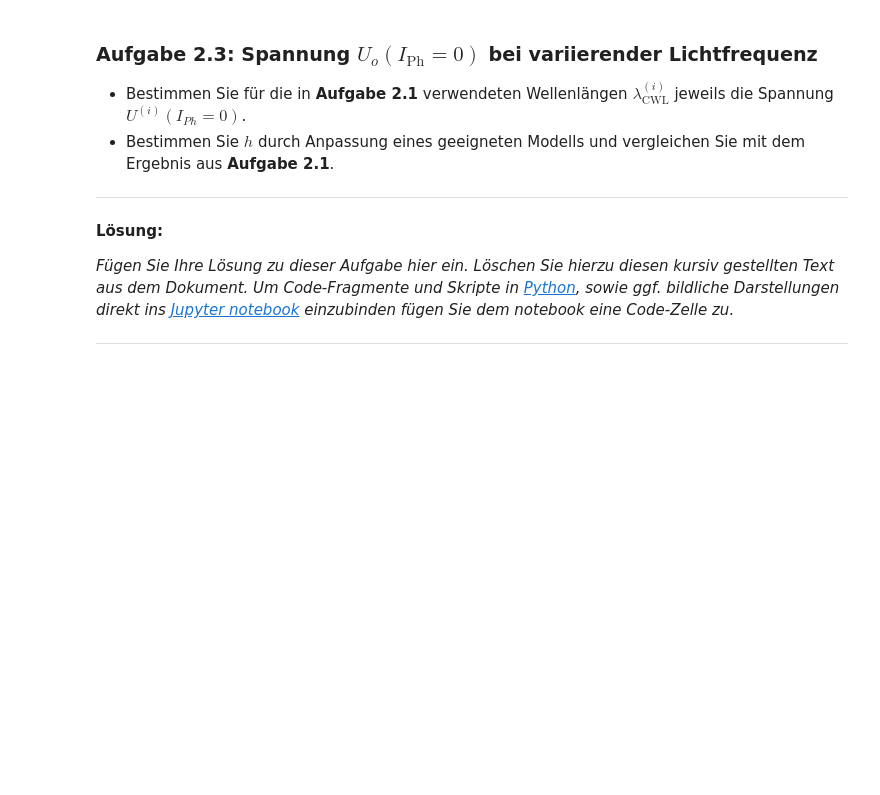
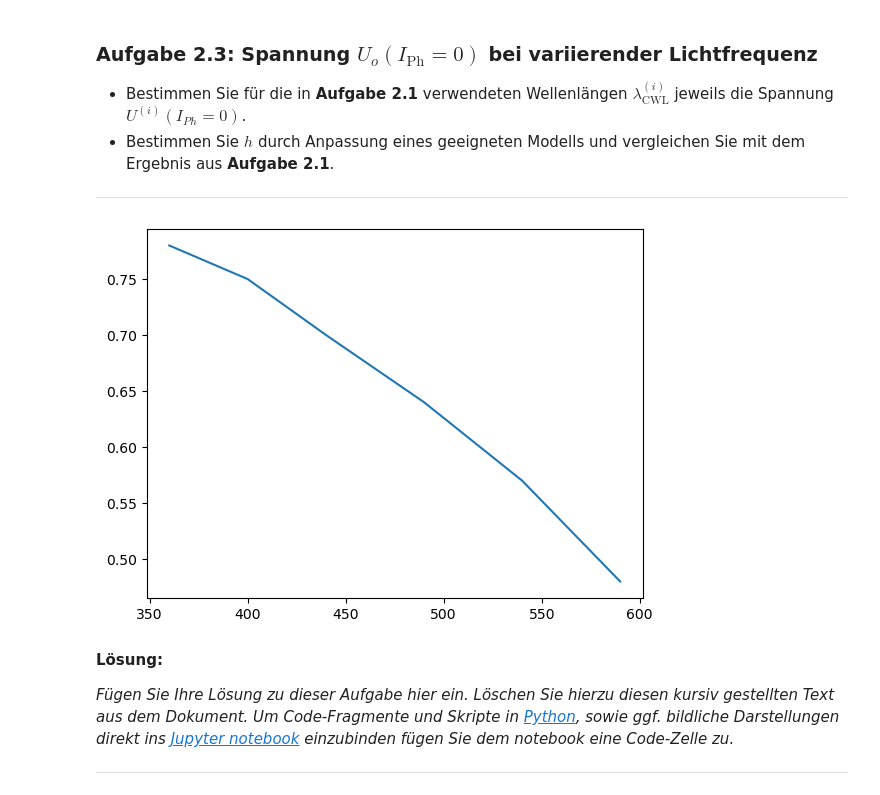
Before and after one commit to MRNock04/P2, a Jupyter notebook: Photoeffekt/Photoeffekt.ipynb, the cells around one changed output. Cells and saved outputs as stored; diff of their text form; code cells hidden in the pictures; blank space fills up the shorter version.

```diff
--- a/Photoeffekt/Photoeffekt.ipynb
+++ b/Photoeffekt/Photoeffekt.ipynb
@@ -157,6 +227,14 @@ Beschreiben und erklären Sie Ihre Beobachtungen.
  * Bestimmen Sie $h$ durch Anpassung eines geeigneten Modells und vergleichen Sie mit dem Ergebnis aus **Aufgabe 2.1**.
 
 ---
+# %%
+lam = np.array([360,400,440,490,540,590])
+U_0 = np.array([0.78,0.75,0.70,0.64,0.57,0.48])
+
+plt.plot(lam,U_0)
+plt.show()
+# %% [output]
+[figure, added]
 # %% [markdown]
 **Lösung:**
 
```
Also changed, not shown: parts of 8 cells of this notebook.
